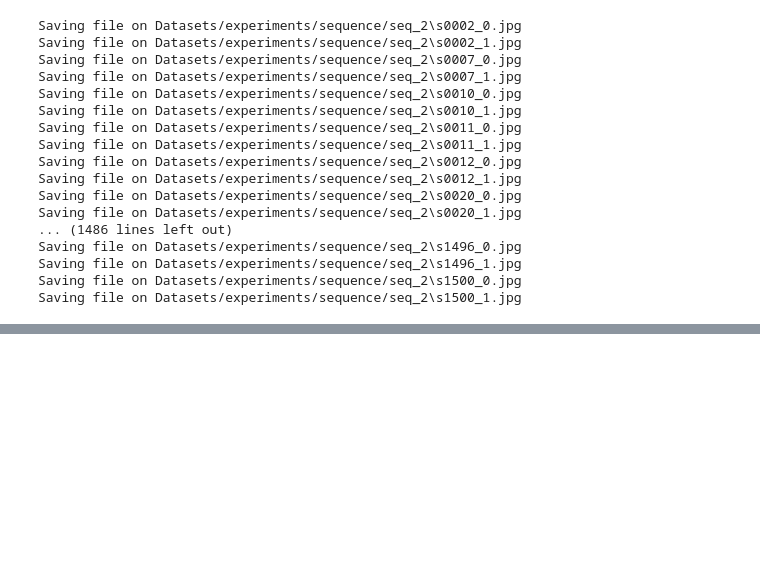
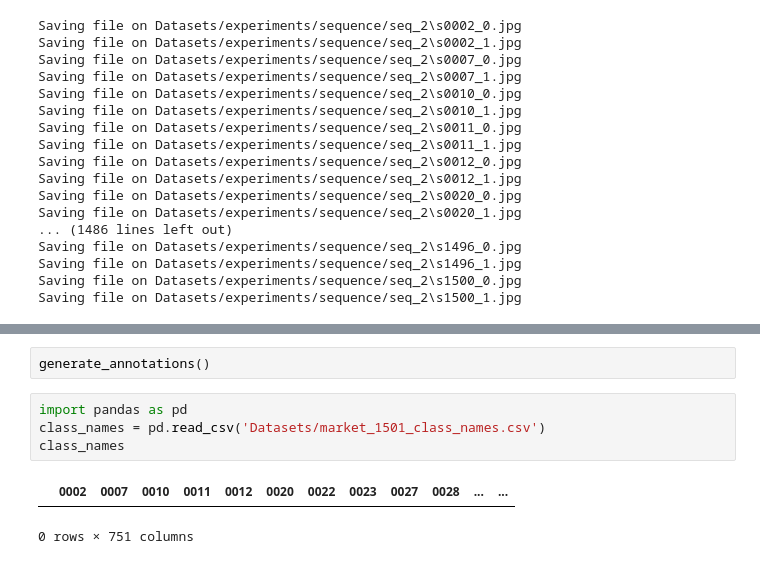
Before and after one commit to dbchango/re-id-project, a Jupyter notebook: seq_preparation.ipynb, the cells around one changed output, grey strips where cells are left out. Cells and saved outputs as stored; diff of their text form; blank space fills up the shorter version.

```diff
--- a/seq_preparation.ipynb
+++ b/seq_preparation.ipynb
@@ -48,0 +75,9 @@ Saving file on Datasets/experiments/sequence/seq_2\s1500_1.jpg
+# %%
+generate_annotations()
+# %%
+import pandas as pd
+class_names = pd.read_csv('Datasets/market_1501_class_names.csv')
+class_names
+# %% [output]
+|  | 0002 | 0007 | 0010 | 0011 | 0012 | 0020 | 0022 | 0023 | 0027 | 0028 | ... | ... |
+0 rows × 751 columns
```
Also changed, not shown: parts of 3 cells of this notebook, 15 other files.
